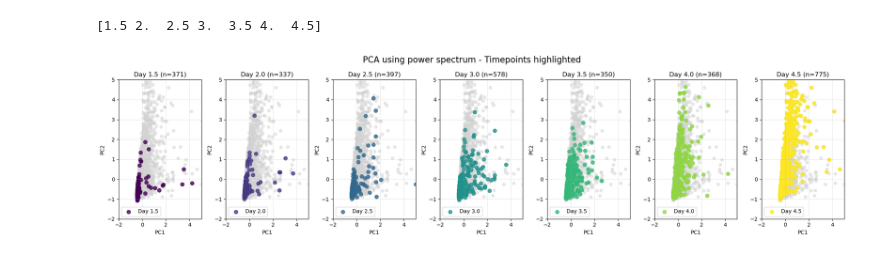
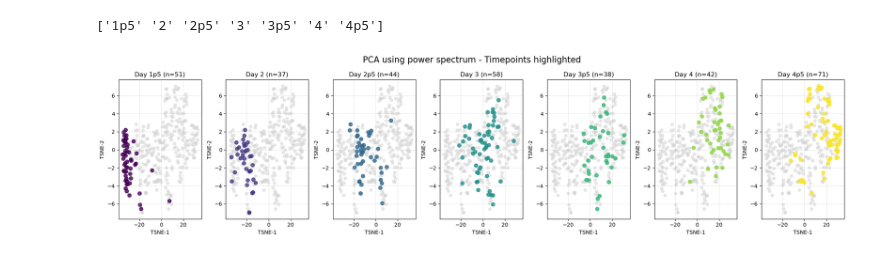
Before and after one commit to Irene-Li/SphericalHarmonics, a Jupyter notebook: pca.ipynb, the cells around one changed output. Cells and saved outputs as stored; diff of their text form; code cells hidden in the pictures.

```diff
--- a/pca.ipynb
+++ b/pca.ipynb
@@ -223,0 +249,36 @@ plt.show()
+# %%
+encoding_reshaped = encoding.reshape(rescaled_spectrums.shape[0], -1)
+
+n_clusters = 5
+kmeans = KMeans(n_clusters=n_clusters, random_state=42)
+kmeans.fit(encoding_reshaped)
+
+dist = kmeans.transform(encoding_reshaped)
+cluster_id = np.argmin(dist, axis=1)
+
+
+from sklearn.manifold import MDS, TSNE
+mds = TSNE(n_components=2, random_state=42, perplexity=30)
+
+to_fit = np.concatenate((encoding_reshaped, kmeans.cluster_centers_), axis=0)
+mds.fit(to_fit)
+reduced_dim_rep = mds.fit_transform(to_fit)
+
+spectrum_pcs = reduced_dim_rep[:encoding_reshaped.shape[0], :]
+cluster_pcs = reduced_dim_rep[encoding_reshaped.shape[0]:, :]
+
+# import umap
+# reducer = umap.UMAP(n_components=2, random_state=42)
+# spectrum_pcs = reducer.fit_transform(encoding_reshaped)
+# cluster_pcs = reducer.transform(kmeans.cluster_centers_)
+
+
+
+for id in range(n_clusters):
+    mask = (cluster_id == id)
+    plt.plot(spectrum_pcs[mask, 0], spectrum_pcs[mask, 1], 'o', alpha=0.5)
+for i in range(len(cluster_pcs)):
+    plt.text(cluster_pcs[i, 0], cluster_pcs[i, 1],
+             str(i), fontsize=12, fontweight='bold',
+             bbox=dict(boxstyle="round,pad=0.3", facecolor='white', edgecolor='black', alpha=0.8))
+plt.show()
@@ -224,37 +287,34 @@ plt.show()
 # %%
 # Create subplots for each timepoint - spectrum PCA
-unique_times = np.unique(times_number)
+unique_times = np.unique(times)
 
 print(unique_times)
 # Use a continuous colormap that represents time progression
 cmap = plt.cm.viridis  # You can also try 'plasma', 'inferno', 'magma', 'cool', 'warm'
 colors = [cmap(i / (len(unique_times) - 1)) for i in range(len(unique_times))]
 
 fig, axes = plt.subplots(1, 7, figsize=(20, 5))
 
 for i, time in enumerate(unique_times):
     ax = axes[i]
 
     # Plot all points in light gray
     ax.scatter(spectrum_pcs[:, 0], spectrum_pcs[:, 1],
               c='lightgray', alpha=0.5, s=30)
 
     # Highlight current timepoint with color from continuous map
     times_mask = (filtered_times == time)
     ax.scatter(spectrum_pcs[:, 0][times_mask], spectrum_pcs[:, 1][times_mask],
               c=[colors[i]], alpha=0.8, s=50, label=f'Day {time}')
 
-    ax.set_xlabel('PC1')
-    ax.set_ylabel('PC2')
-    ax.set_ylim([-2, 5])
-    ax.set_xlim([-2, 5])
+    ax.set_xlabel('TSNE-1')
+    ax.set_ylabel('TSNE-2')
     ax.set_title(f'Day {time} (n={np.sum(times_mask)})')
     ax.grid(True, alpha=0.3)
-    ax.legend()
 
 plt.suptitle('PCA using power spectrum - Timepoints highlighted', fontsize=16)
 plt.tight_layout()
 plt.show()
 # %% [output]
-[1.5 2.  2.5 3.  3.5 4.  4.5]
+['1p5' '2' '2p5' '3' '3p5' '4' '4p5']
-[figure, old version]
+[figure, new version]
```
Also changed, not shown: parts of 25 cells of this notebook, 10 other files.
